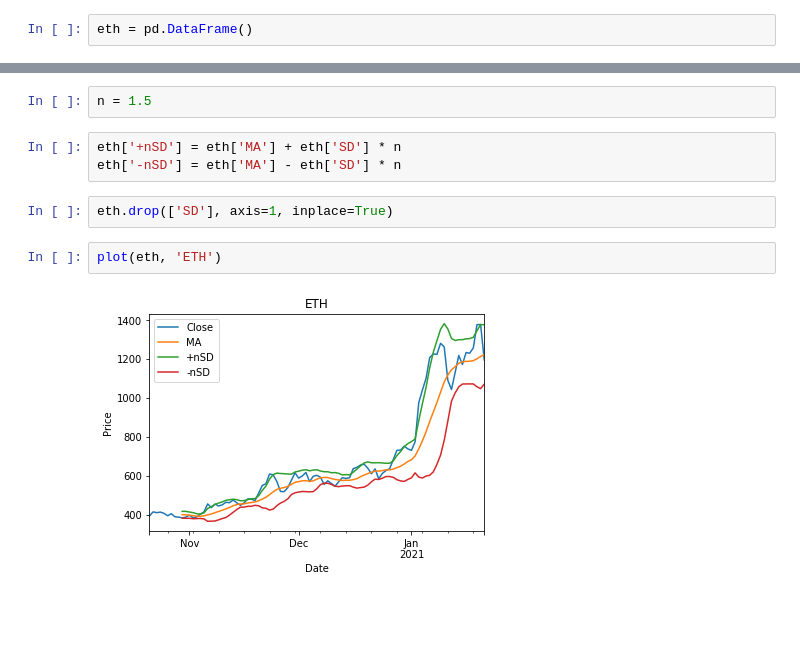
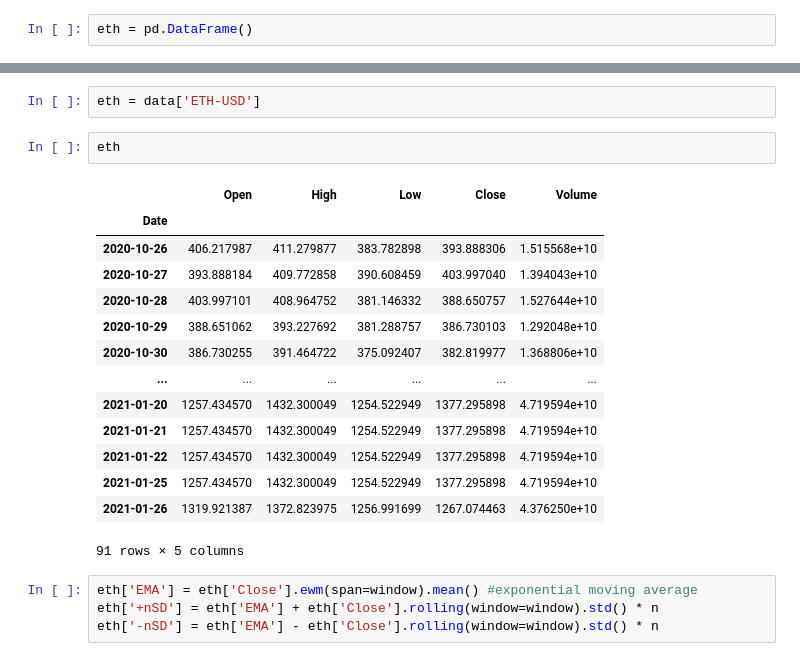
Before and after one commit to e10-atp/AlgoTrading, a Jupyter notebook: bollinger.ipynb, the cells around one changed output, grey strips where cells are left out. Saved outputs shown, nothing was run; the diff lists cells and outputs as text; blank space fills up the shorter version.

```diff
--- a/bollinger.ipynb
+++ b/bollinger.ipynb
@@ -42,11 +22,23 @@ eth['SD'] = eth['Close'].rolling(window=window).std()
-# %%
-n = 1.5
-# %%
-eth['+nSD'] = eth['MA'] + eth['SD'] * n
-eth['-nSD'] = eth['MA'] - eth['SD'] * n
-# %%
-eth.drop(['SD'], axis=1, inplace=True)
-# %%
-plot(eth, 'ETH')
-# %% [output]
-[figure, removed]
+# %%
+eth = data['ETH-USD']
+# %%
+eth
+# %% [output]
+|  | Open | High | Low | Close | Volume |
+| Date |  |  |  |  |  |
+| 2020-10-26 | 406.217987 | 411.279877 | 383.782898 | 393.888306 | 1.515568e+10 |
+| 2020-10-27 | 393.888184 | 409.772858 | 390.608459 | 403.997040 | 1.394043e+10 |
+| 2020-10-28 | 403.997101 | 408.964752 | 381.146332 | 388.650757 | 1.527644e+10 |
+| 2020-10-29 | 388.651062 | 393.227692 | 381.288757 | 386.730103 | 1.292048e+10 |
+| 2020-10-30 | 386.730255 | 391.464722 | 375.092407 | 382.819977 | 1.368806e+10 |
+| ... | ... | ... | ... | ... | ... |
+| 2021-01-20 | 1257.434570 | 1432.300049 | 1254.522949 | 1377.295898 | 4.719594e+10 |
+| 2021-01-21 | 1257.434570 | 1432.300049 | 1254.522949 | 1377.295898 | 4.719594e+10 |
+| 2021-01-22 | 1257.434570 | 1432.300049 | 1254.522949 | 1377.295898 | 4.719594e+10 |
+| 2021-01-25 | 1257.434570 | 1432.300049 | 1254.522949 | 1377.295898 | 4.719594e+10 |
+| 2021-01-26 | 1319.921387 | 1372.823975 | 1256.991699 | 1267.074463 | 4.376250e+10 |
+91 rows × 5 columns
+# %%
+eth['EMA'] = eth['Close'].ewm(span=window).mean() #exponential moving average
+eth['+nSD'] = eth['EMA'] + eth['Close'].rolling(window=window).std() * n
+eth['-nSD'] = eth['EMA'] - eth['Close'].rolling(window=window).std() * n
```
Also changed, not shown: parts of 9 cells of this notebook.
